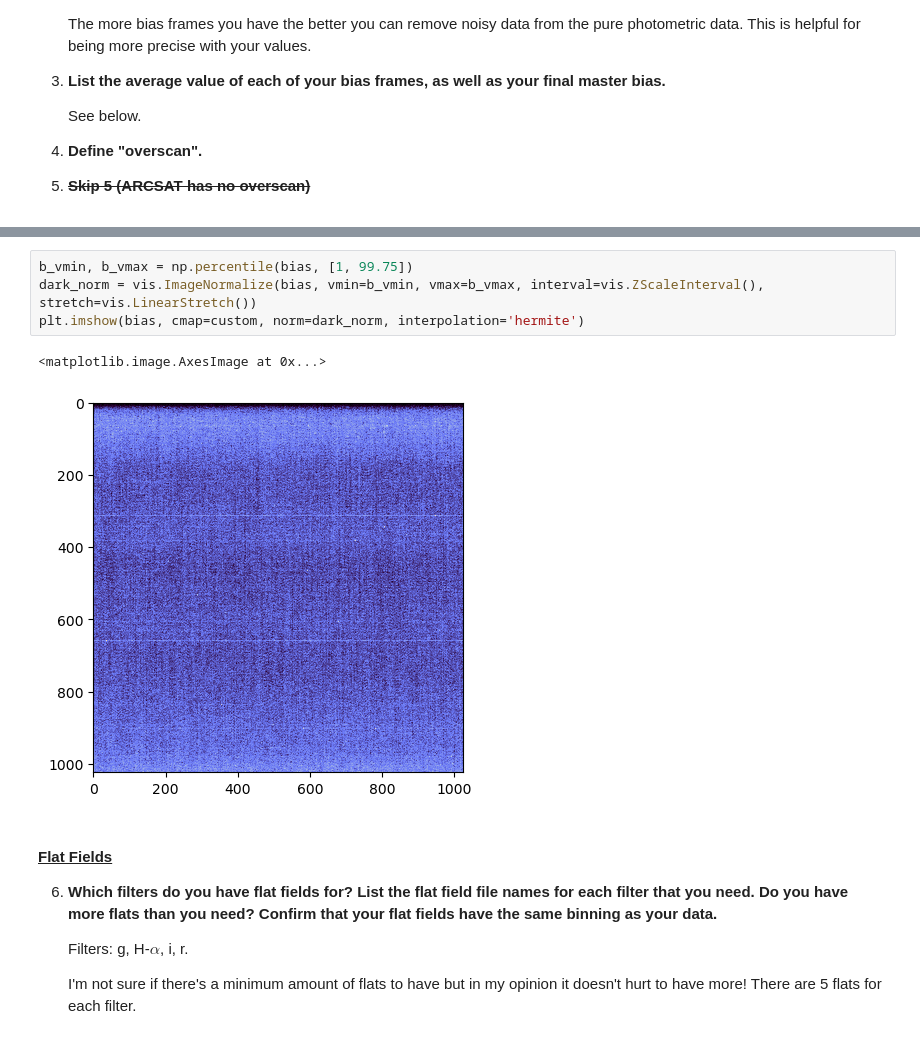
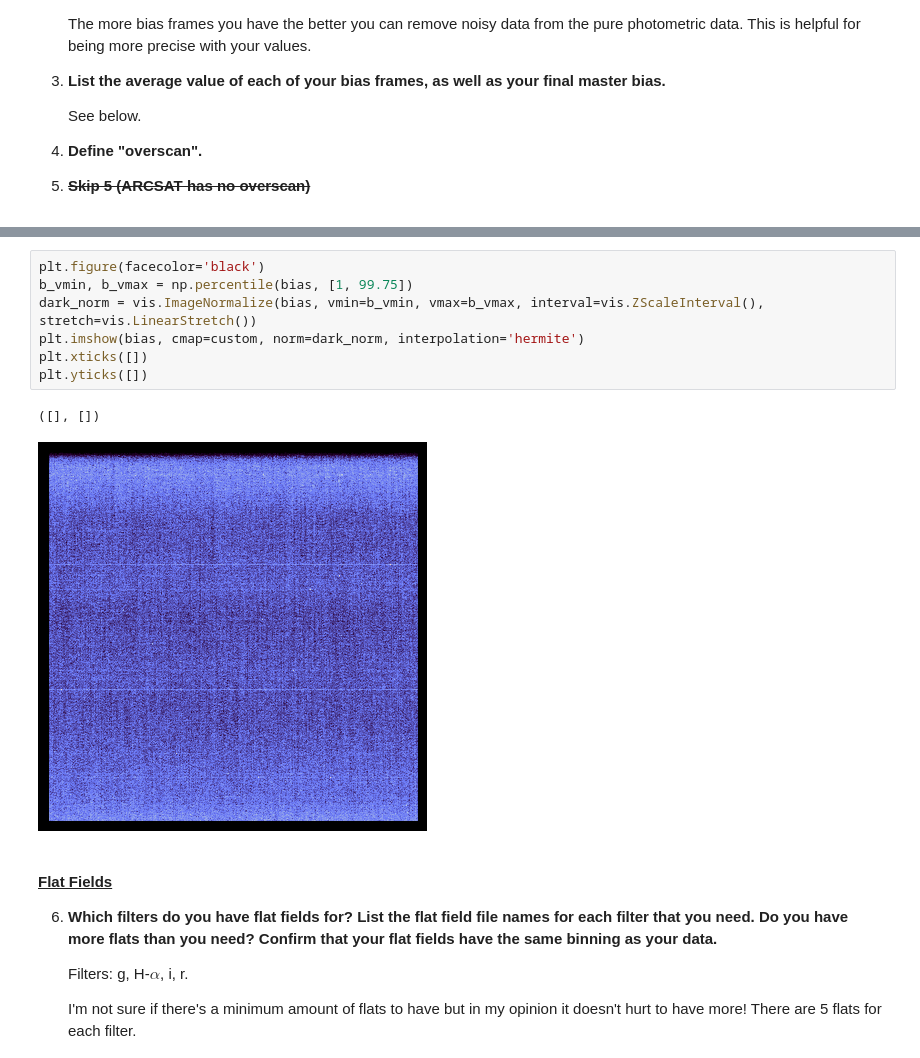
Before and after one commit to emmabacarra/Astr-480, a Jupyter notebook: Lab 4 - Data Reduction & Photometry/lab4.ipynb, the cells around one changed output, grey strips where cells are left out. Cells and saved outputs as stored; diff of their text form.

```diff
--- a/Lab 4 - Data Reduction & Photometry/lab4.ipynb
+++ b/Lab 4 - Data Reduction & Photometry/lab4.ipynb
@@ -134,12 +134,15 @@ Standard Deviation: 0.050
 
 Master Bias avg: 1292.391
 # %%
+plt.figure(facecolor='black')
 b_vmin, b_vmax = np.percentile(bias, [1, 99.75])
 dark_norm = vis.ImageNormalize(bias, vmin=b_vmin, vmax=b_vmax, interval=vis.ZScaleInterval(), stretch=vis.LinearStretch())
 plt.imshow(bias, cmap=custom, norm=dark_norm, interpolation='hermite')
+plt.xticks([])
+plt.yticks([])
 # %% [output]
-<matplotlib.image.AxesImage at 0x...>
+([], [])
-[figure, old version]
+[figure, new version]
 # %% [markdown]
 #### <u>Flat Fields</u>
 
```
Also changed, not shown: parts of 9 cells of this notebook.
